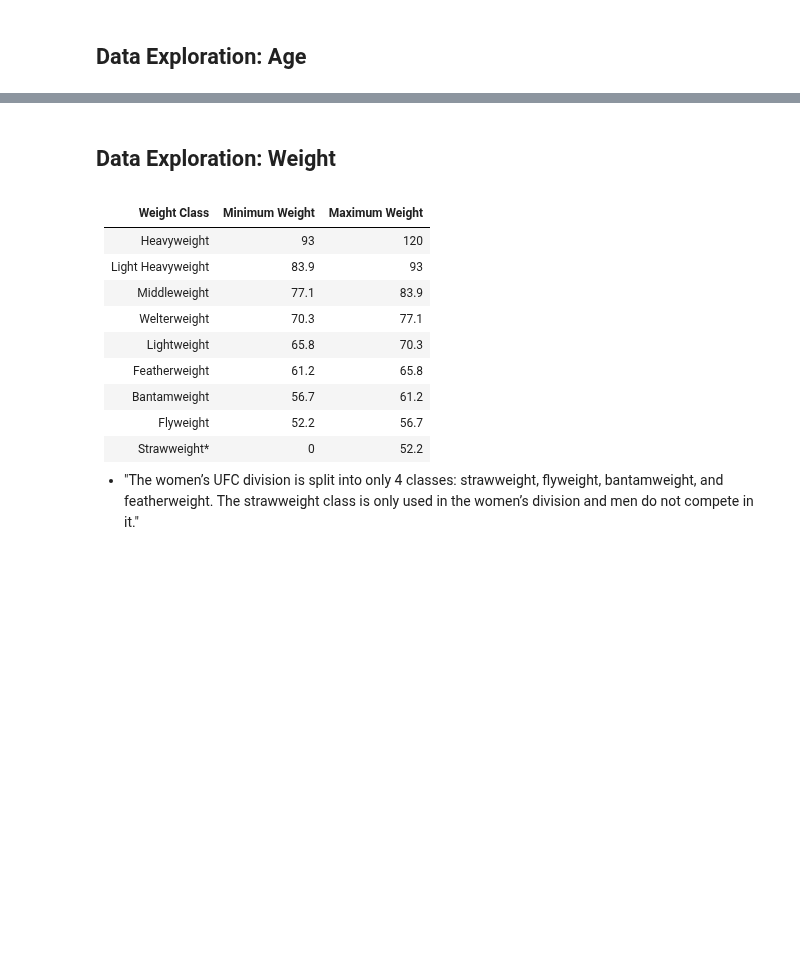
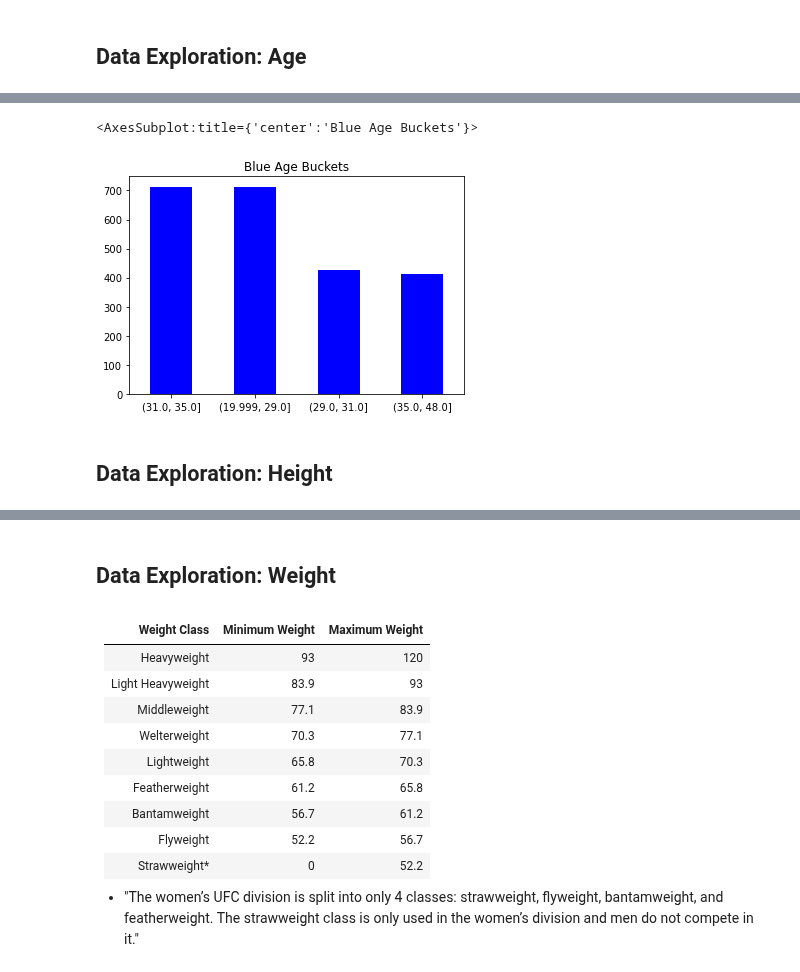
Before and after one commit to seven-foot-two/turtle-time, a Jupyter notebook: UFC_Final_Project.ipynb, the cells around one changed output, grey strips where cells are left out. Cells and saved outputs as stored; diff of their text form; code cells hidden in the pictures; blank space fills up the shorter version.

```diff
--- a/UFC_Final_Project.ipynb
+++ b/UFC_Final_Project.ipynb
@@ -97,7 +157,13 @@ ufc_df["R_Age_Bucket"].value_counts().plot(
 # %%
+# Create a bar graph to visualize B_Age_Bucket
 ufc_df["B_Age_Bucket"].value_counts().plot(
-    kind="bar", color="blue", rot=0, title="Blue Age Bucket"
+    kind="bar", color="blue", rot=0, title="Blue Age Buckets"
 )
+# %% [output]
+<AxesSubplot:title={'center':'Blue Age Buckets'}>
+[figure, added]
 # %%
 # Drop age columns; I do not think we should follow through with bucketing based on age other than for visualizations.
 # ufc_df = ufc_df.drop(columns=["R_Age", "B_Age"])
+# %% [markdown]
+## Data Exploration: Height
```
Also changed, not shown: parts of 23 cells of this notebook, 1 other file.
